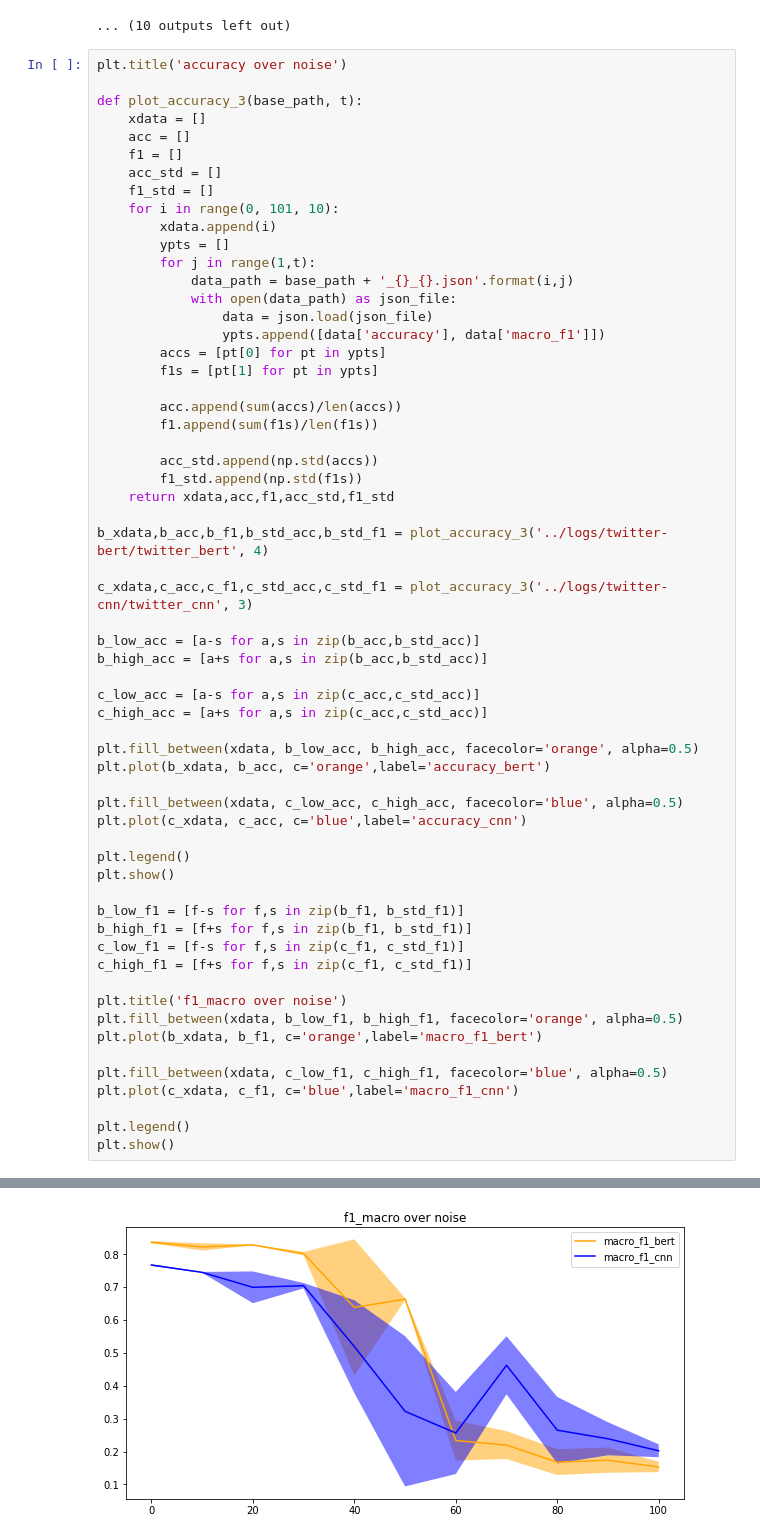
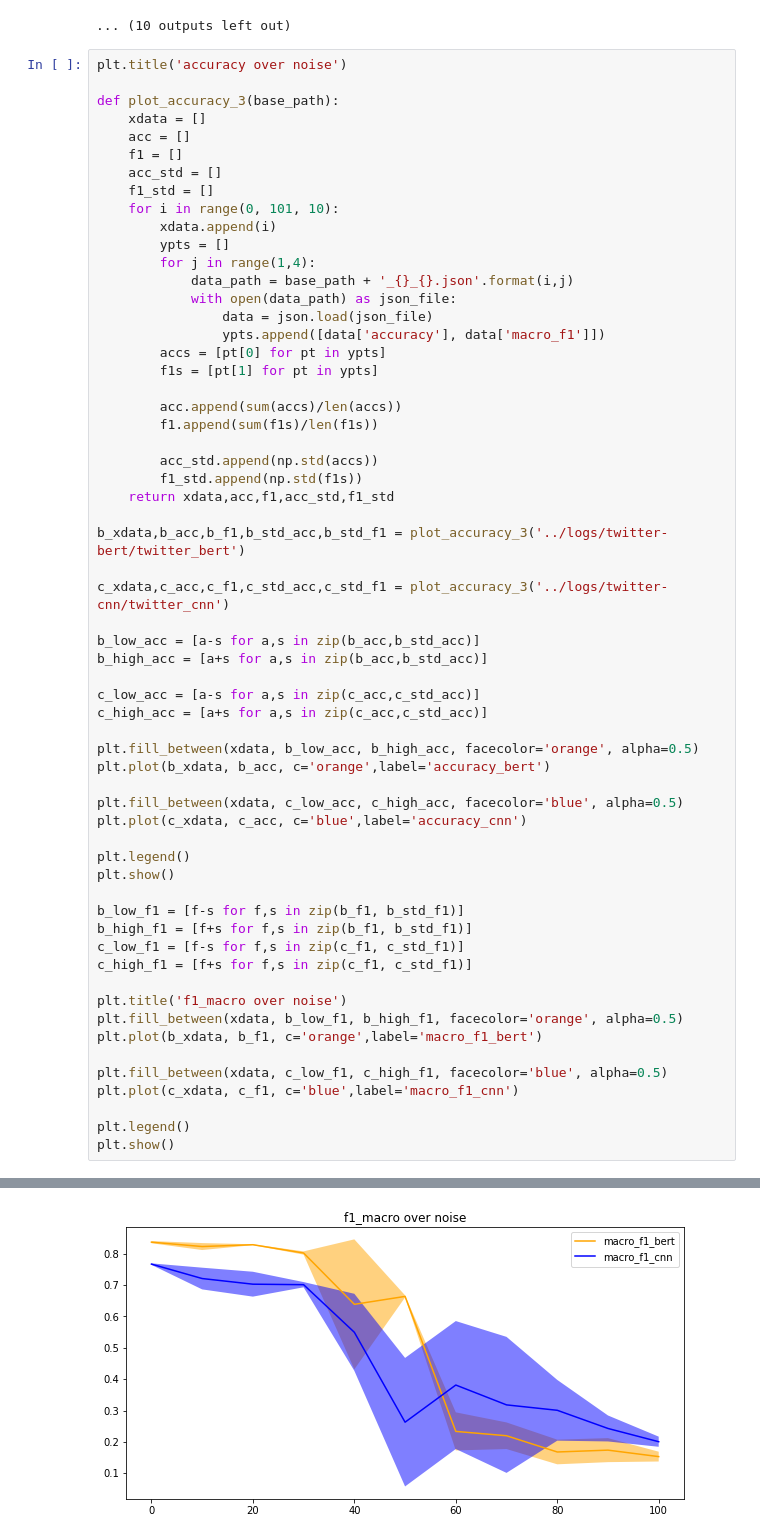
Before and after one commit to rvnair/text-classification, a Jupyter notebook: notebooks/Loss Analysis.ipynb, the cells around one changed output, grey strips where cells are left out. Drawn from its saved outputs; the diff is of its cells as text.

```diff
--- a/notebooks/Loss Analysis.ipynb
+++ b/notebooks/Loss Analysis.ipynb
@@ -58,7 +58,7 @@ accuracy: 0.4818, macro_f1: 0.5950929832786374
 # %%
 plt.title('accuracy over noise')
 
-def plot_accuracy_3(base_path, t):
+def plot_accuracy_3(base_path):
     xdata = []
     acc = []
     f1 = []
@@ -67,7 +67,7 @@ def plot_accuracy_3(base_path, t):
     for i in range(0, 101, 10):
         xdata.append(i)
         ypts = []
-        for j in range(1,t):
+        for j in range(1,4):
             data_path = base_path + '_{}_{}.json'.format(i,j)
             with open(data_path) as json_file:
                 data = json.load(json_file)
@@ -82,9 +82,9 @@ def plot_accuracy_3(base_path, t):
         f1_std.append(np.std(f1s))
     return xdata,acc,f1,acc_std,f1_std
 
-b_xdata,b_acc,b_f1,b_std_acc,b_std_f1 = plot_accuracy_3('../logs/twitter-bert/twitter_bert', 4)
+b_xdata,b_acc,b_f1,b_std_acc,b_std_f1 = plot_accuracy_3('../logs/twitter-bert/twitter_bert')
 
-c_xdata,c_acc,c_f1,c_std_acc,c_std_f1 = plot_accuracy_3('../logs/twitter-cnn/twitter_cnn', 3)
+c_xdata,c_acc,c_f1,c_std_acc,c_std_f1 = plot_accuracy_3('../logs/twitter-cnn/twitter_cnn')
 
 b_low_acc = [a-s for a,s in zip(b_acc,b_std_acc)]
 b_high_acc = [a+s for a,s in zip(b_acc,b_std_acc)]
@@ -120 +120 @@ plt.show()
-[figure, old version]
+[figure, new version]
```
Also changed, not shown: parts of 1 cell of this notebook, 48 other files.
